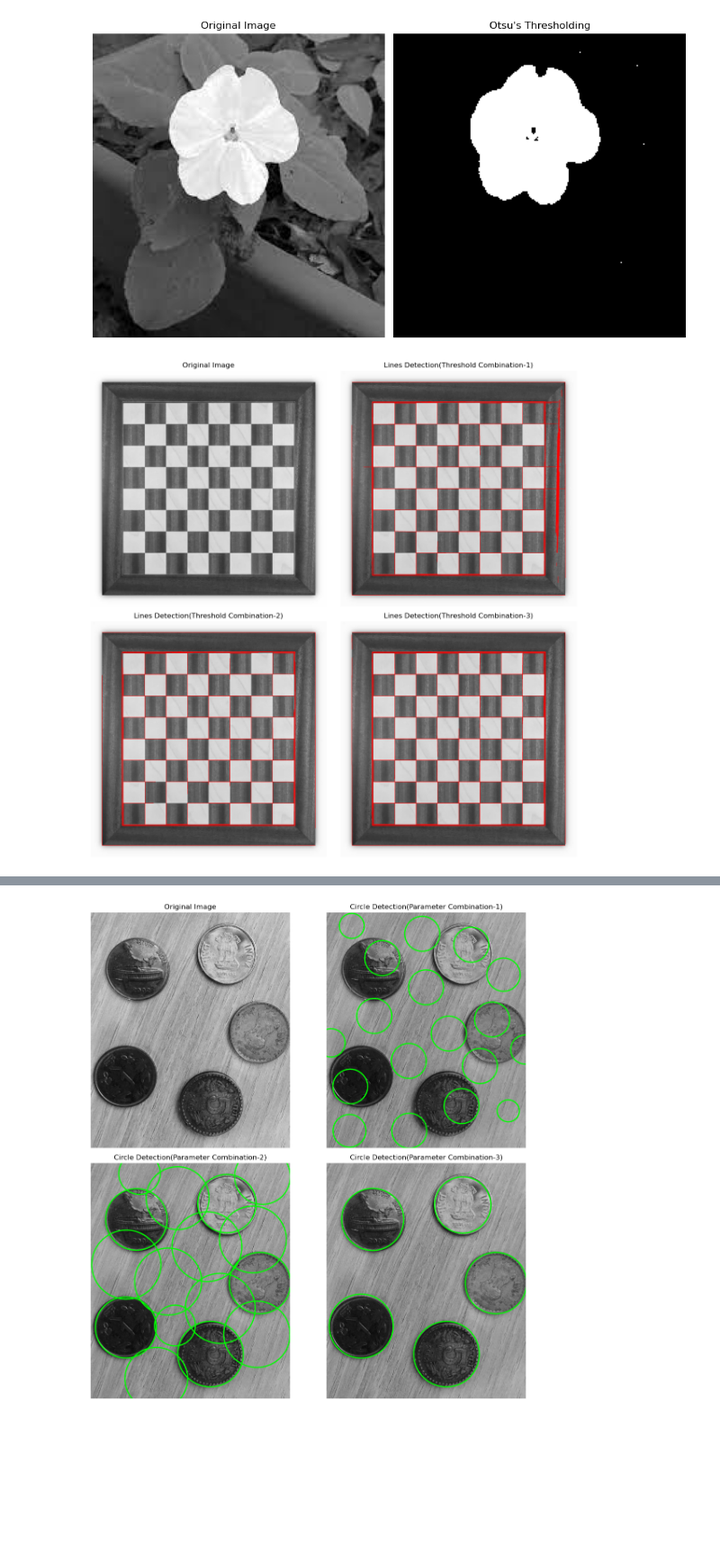
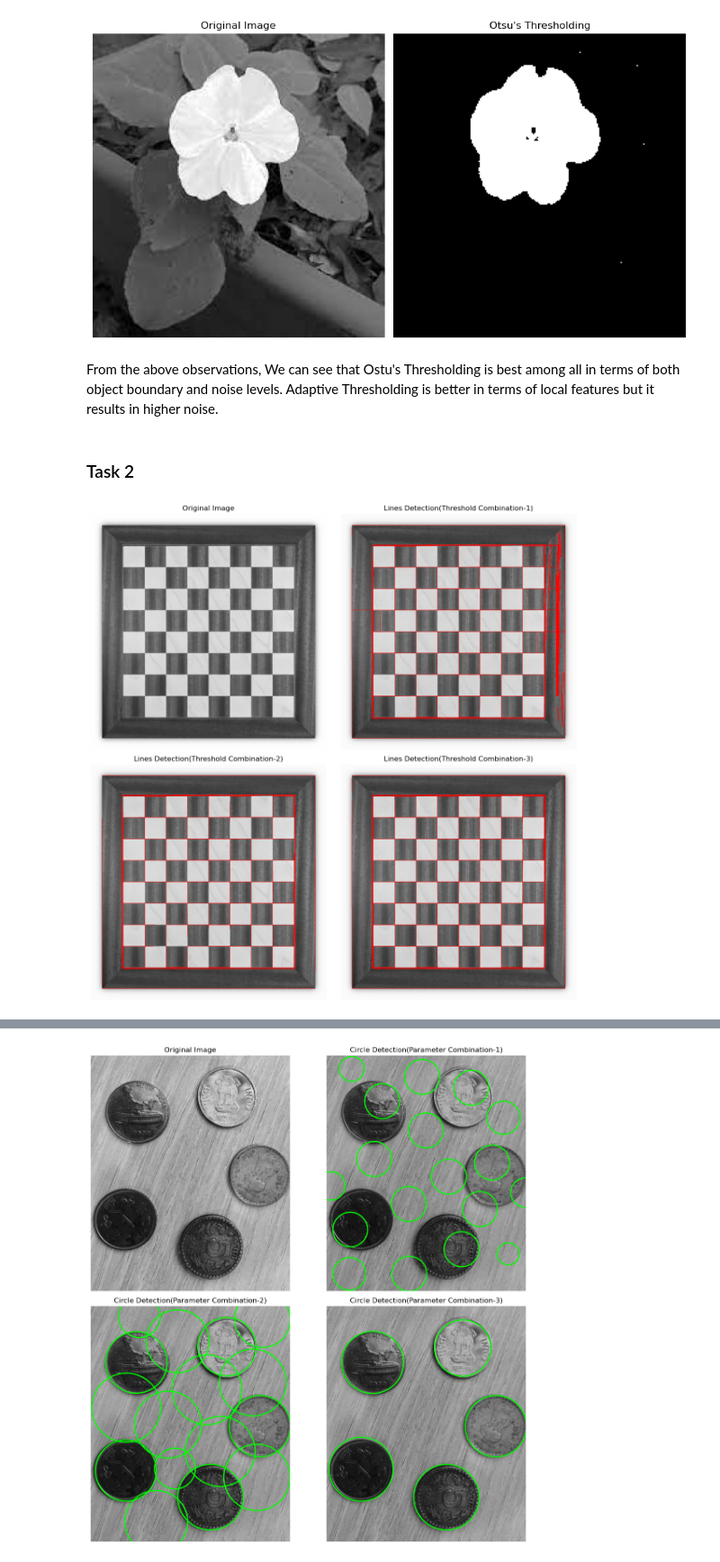
Before and after one commit to CS7-404-DIP-M24/a4-Jayeshs27, a Jupyter notebook: src/main.ipynb, the cells around one changed output, grey strips where cells are left out. Shown at 90% size. Saved outputs shown, nothing was run; the diff lists cells and outputs as text; code cells hidden in the pictures; blank space fills up the shorter version.

```diff
--- a/src/main.ipynb
+++ b/src/main.ipynb
@@ -161,86 +109,74 @@ plt.tight_layout()
 plt.show()
 # %% [output]
 [figure]
+# %% [markdown]
+From the above observations, We can see that Ostu's Thresholding is best among all in terms of both object boundary and noise levels. Adaptive Thresholding is better in terms of local features but it results in higher noise.
+# %% [markdown]
+### Task 2
 # %%
 def detect_and_highlight_lines(image, canny_threshold1, canny_threshold2, hough_threshold, min_line_length, max_line_gap):
-    """
-    Detects and highlights straight lines in an image using the Hough Line Transform.
-
-    Parameters:
-    - image: Input grayscale image.
-    - canny_threshold1, canny_threshold2: Thresholds for the Canny edge detector.
-    - hough_threshold: Minimum number of votes for a line to be considered.
-    - min_line_length: Minimum line length in pixels for Hough Transform.
-    - max_line_gap: Maximum gap between line segments to treat as a single line.
-
-    Returns:
-    - result: Image with detected lines highlighted.
-    """
-    # Apply Canny edge detector
+    # Canny edge detector and Hough Line transform
     edges = cv2.Canny(image, canny_threshold1, canny_threshold2)
-
-    # Detect lines using the Hough Line Transform
     lines = cv2.HoughLinesP(edges, rho=1, theta=np.pi / 180, threshold=hough_threshold,
                             minLineLength=min_line_length, maxLineGap=max_line_gap)
 
-    # Create a copy of the original image to draw lines
     result = cv2.cvtColor(image, cv2.COLOR_GRAY2BGR)
 
-    # Draw the detected lines on the result image
+    ## Line Plotting on original image
     if lines is not None:
         for line in lines:
             x1, y1, x2, y2 = line[0]
-            cv2.line(result, (x1, y1), (x2, y2), (255, 0, 0), 2)  # Blue lines
+            cv2.line(result, (x1, y1), (x2, y2), (255, 0, 0), 2)
 
-    return edges, result
+    return result
 
 
 chessboard_img = read_image('../images/chess_board.jpg', True)
-# Apply the function
-_, highlighted_image_comb1 = detect_and_highlight_lines(chessboard_img,
-                                                      canny_threshold1=35,
+
+highlighted_image_comb1 = detect_and_highlight_lines(chessboard_img,
+                                                      canny_threshold1=20,
                                                       canny_threshold2=100,
                                                       hough_threshold=100,
                                                       min_line_length=10,
                                                       max_line_gap=80)
 
-_, highlighted_image_comb2 = detect_and_highlight_lines(chessboard_img,
+highlighted_image_comb2 = detect_and_highlight_lines(chessboard_img,
                                                       canny_threshold1=35,
                                                       canny_threshold2=200,
                                                       hough_threshold=100,
                                                       min_line_length=10,
                                                       max_line_gap=80)
 
-_, highlighted_image_comb3 = detect_and_highlight_lines(chessboard_img,
+highlighted_image_comb3 = detect_and_highlight_lines(chessboard_img,
                                                       canny_threshold1=35,
                                                       canny_threshold2=200,
                                                       hough_threshold=40,
                                                       min_line_length=10,
                                                       max_line_gap=150)
 
 # Plot the results
 plt.figure(figsize=(12, 12))
 plt.subplot(2, 2, 1)
 plt.title("Original Image")
 plt.imshow(chessboard_img, cmap='gray')
 plt.axis('off')
 
 plt.subplot(2, 2, 2)
 plt.title("Lines Detection(Threshold Combination-1)")
 plt.imshow(highlighted_image_comb1)
 plt.axis('off')
 
 plt.subplot(2, 2, 3)
 plt.title("Lines Detection(Threshold Combination-2)")
 plt.imshow(highlighted_image_comb2)
 plt.axis('off')
 
 plt.subplot(2, 2, 4)
 plt.title("Lines Detection(Threshold Combination-3)")
 plt.imshow(highlighted_image_comb3)
 plt.axis('off')
 
 plt.tight_layout()
 plt.show()
 # %% [output]
-[figure, old version]
+[figure, new version]
```
Also changed, not shown: parts of 22 cells of this notebook, 1 other file.
